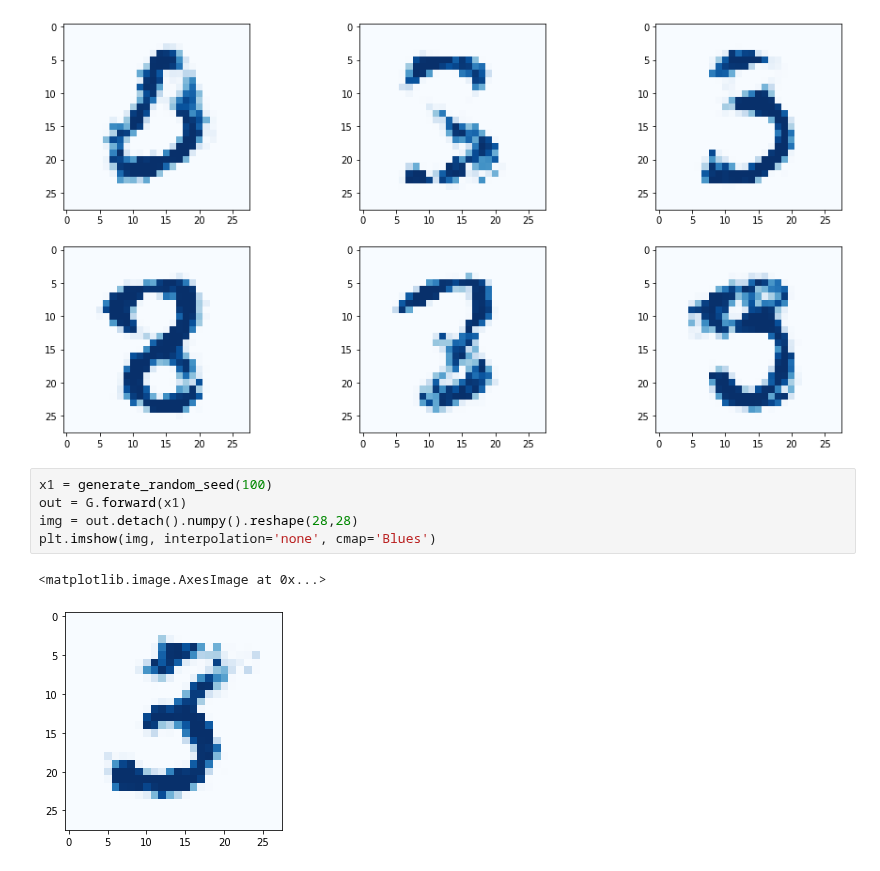
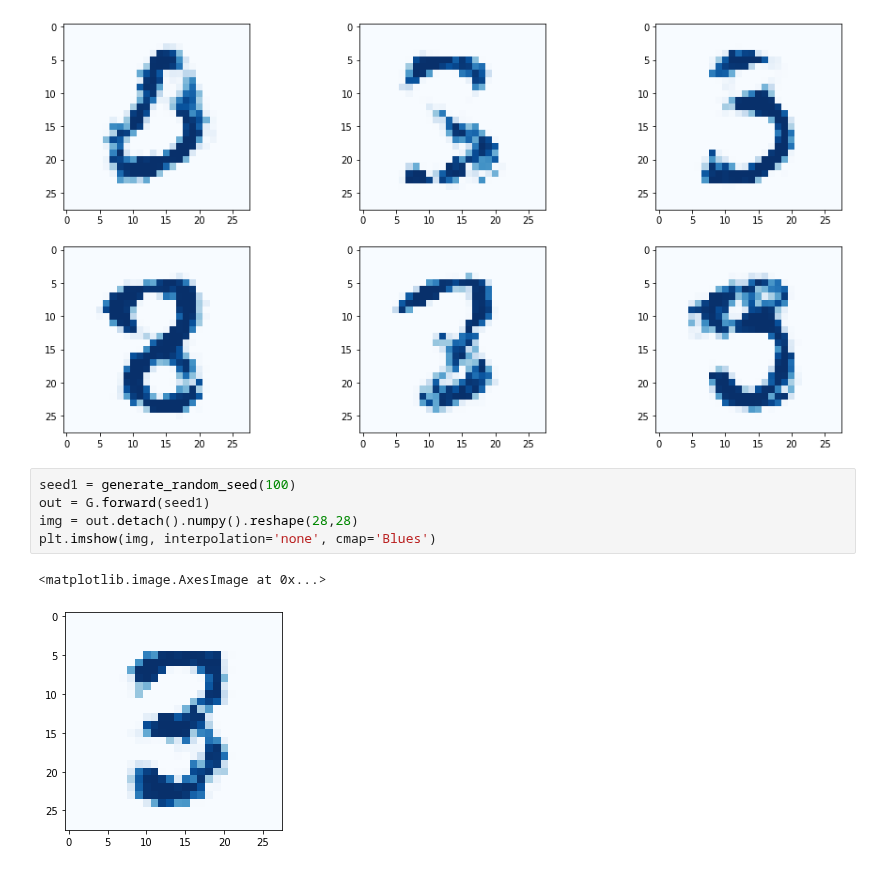
Before and after one commit to makeyourownneuralnetwork/gan, a Jupyter notebook: 09_gan_mnist_seed_experiments.ipynb, the cells around one changed output. Cells and saved outputs as stored; diff of their text form.

```diff
--- a/09_gan_mnist_seed_experiments.ipynb
+++ b/09_gan_mnist_seed_experiments.ipynb
@@ -362,11 +362,11 @@ for i in range(2):
 # %% [output]
 [figure]
 # %%
-x1 = generate_random_seed(100)
-out = G.forward(x1)
+seed1 = generate_random_seed(100)
+out = G.forward(seed1)
 img = out.detach().numpy().reshape(28,28)
 plt.imshow(img, interpolation='none', cmap='Blues')
 # %% [output]
 <matplotlib.image.AxesImage at 0x...>
-[figure, old version]
+[figure, new version]
 # %%
```
Also changed, not shown: parts of 4 cells of this notebook.
